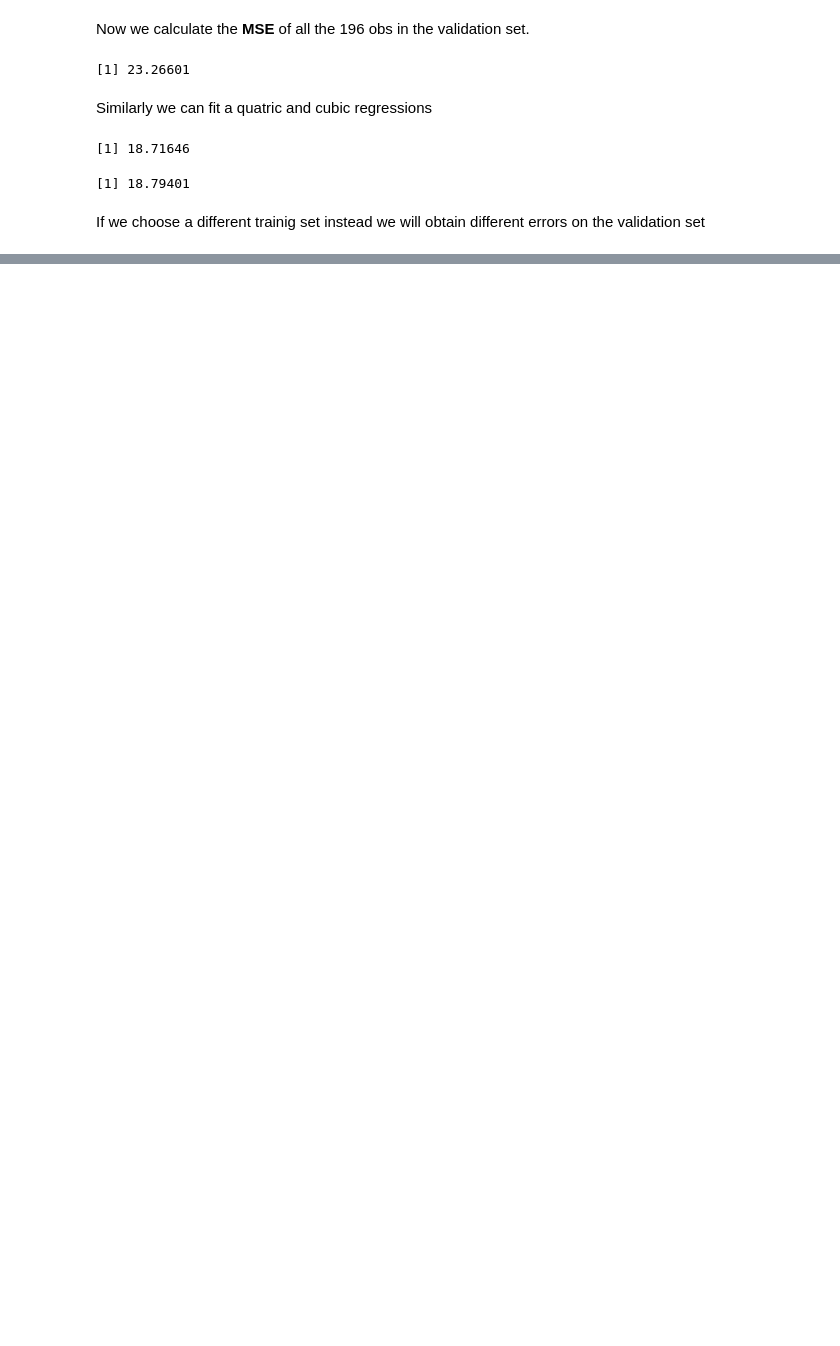
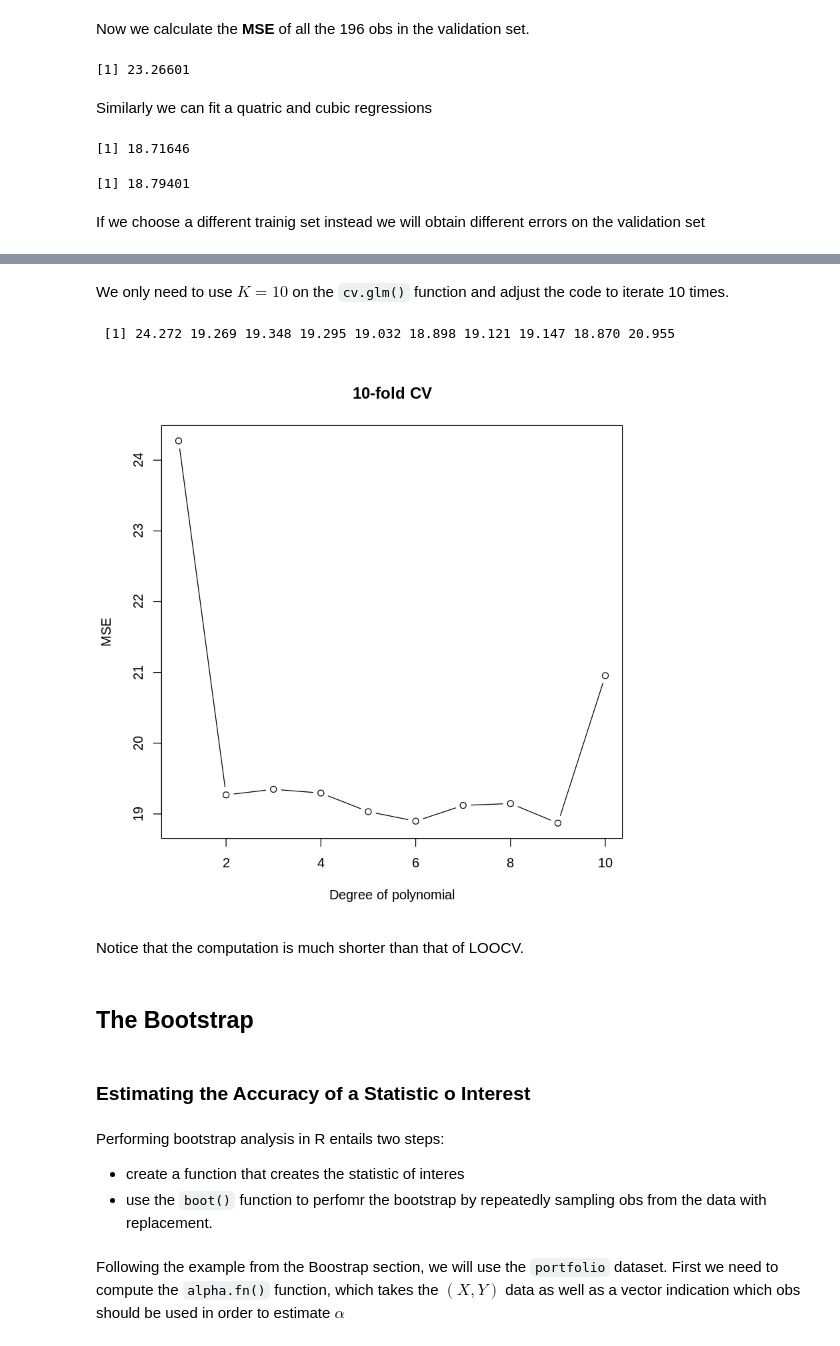
Before and after one commit to VicenteYago/Intro2StatLearning, a Jupyter notebook: ch5-ResamplingMethods/ch5-Resampling-lab.ipynb, the cells around one changed output, grey strips where cells are left out. Cells and saved outputs as stored; diff of their text form; code cells hidden in the pictures; blank space fills up the shorter version.

```diff
--- a/ch5-ResamplingMethods/ch5-Resampling-lab.ipynb
+++ b/ch5-ResamplingMethods/ch5-Resampling-lab.ipynb
@@ -49,0 +103,28 @@ mean((mpg - predict(lm.fit3, Auto))[-train]^2)
+# %% [markdown]
+We only need to use $K = 10$ on the `cv.glm()` function and adjust the code to iterate 10 times.
+# %%
+set.seed(17)
+cv.error.10 = rep(0,10)
+for (i in 1:10){
+    glm.fit = glm(mpg ~ poly(horsepower, i), data = Auto)
+    cv.error.10[i] = cv.glm(Auto, K = 10, glm.fit)$delta[1]
+}
+round(cv.error.10, 3)
+# %% [output]
+ [1] 24.272 19.269 19.348 19.295 19.032 18.898 19.121 19.147 18.870 20.955
+# %%
+plot(cv.error.10, type = "b", xlab = "Degree of polynomial", ylab = "MSE", main = "10-fold CV")
+# %% [output]
+[figure, added]
+# %% [markdown]
+Notice that the computation is much shorter than that of LOOCV.
+# %% [markdown]
+## The Bootstrap
+# %% [markdown]
+ ### Estimating the Accuracy of a Statistic o Interest
+# %% [markdown]
+Performing bootstrap analysis in R entails two steps:
+* create a function that creates the statistic of interes
+* use the `boot()` function to perfomr the bootstrap by repeatedly sampling obs from the data with replacement.
+# %% [markdown]
+Following the example from the Boostrap section, we will use the `portfolio` dataset. First we need to compute the `alpha.fn()` function, which takes the $(X,Y)$ data as well as a vector indication which obs should be used in order to estimate $\alpha$
```
Also changed, not shown: parts of 41 cells of this notebook, 4 other files.
